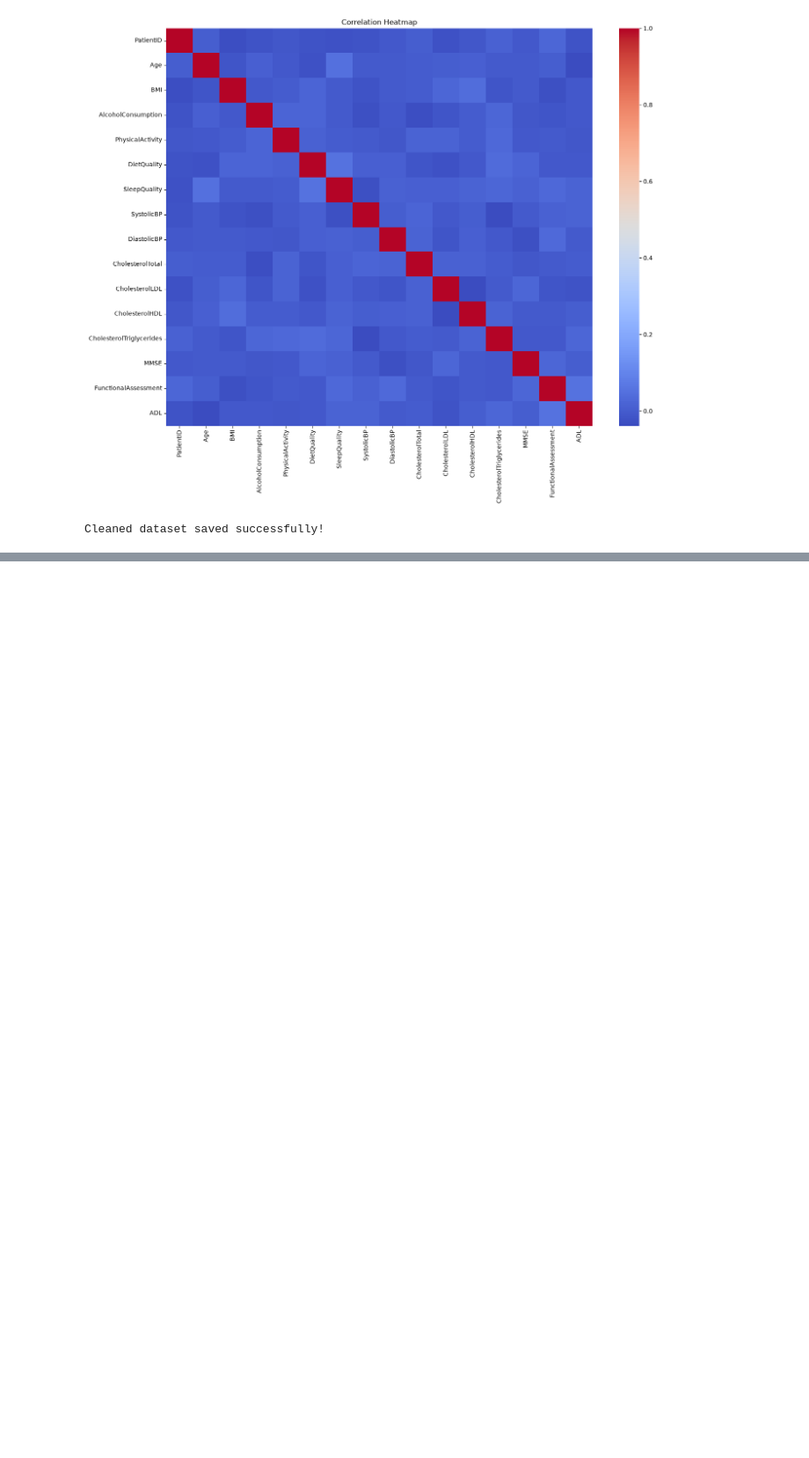
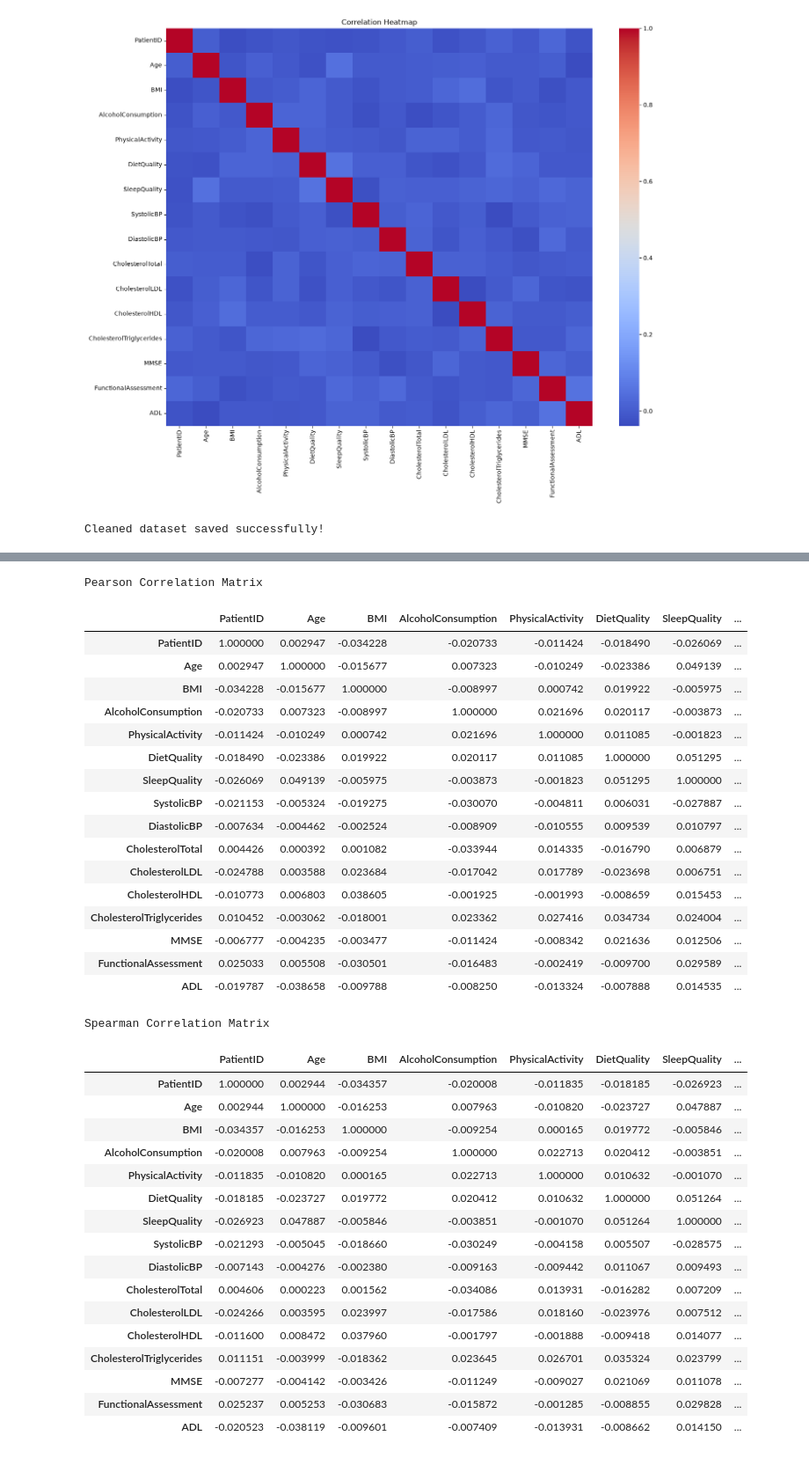
Before and after one commit to Sha-liya/NeuroSage, a Jupyter notebook: notebooks/Part1_Data_Cleaning_EDA.ipynb, the cells around one changed output, grey strips where cells are left out. Shown at 88% size. Cells and saved outputs as stored; diff of their text form; code cells hidden in the pictures; blank space fills up the shorter version.

```diff
--- a/notebooks/Part1_Data_Cleaning_EDA.ipynb
+++ b/notebooks/Part1_Data_Cleaning_EDA.ipynb
@@ -419,0 +514,48 @@ Cleaned dataset saved successfully!
+# %%
+numeric_df = df.select_dtypes(include=["int64", "float64"])
+
+pearson = numeric_df.corr(method="pearson")
+spearman = numeric_df.corr(method="spearman")
+
+print("Pearson Correlation Matrix")
+display(pearson)
+
+print("Spearman Correlation Matrix")
+display(spearman)
+# %% [output]
+Pearson Correlation Matrix
+|  | PatientID | Age | BMI | AlcoholConsumption | PhysicalActivity | DietQuality | SleepQuality | ... |
+| PatientID | 1.000000 | 0.002947 | -0.034228 | -0.020733 | -0.011424 | -0.018490 | -0.026069 | ... |
+| Age | 0.002947 | 1.000000 | -0.015677 | 0.007323 | -0.010249 | -0.023386 | 0.049139 | ... |
+| BMI | -0.034228 | -0.015677 | 1.000000 | -0.008997 | 0.000742 | 0.019922 | -0.005975 | ... |
+| AlcoholConsumption | -0.020733 | 0.007323 | -0.008997 | 1.000000 | 0.021696 | 0.020117 | -0.003873 | ... |
+| PhysicalActivity | -0.011424 | -0.010249 | 0.000742 | 0.021696 | 1.000000 | 0.011085 | -0.001823 | ... |
+| DietQuality | -0.018490 | -0.023386 | 0.019922 | 0.020117 | 0.011085 | 1.000000 | 0.051295 | ... |
+| SleepQuality | -0.026069 | 0.049139 | -0.005975 | -0.003873 | -0.001823 | 0.051295 | 1.000000 | ... |
+| SystolicBP | -0.021153 | -0.005324 | -0.019275 | -0.030070 | -0.004811 | 0.006031 | -0.027887 | ... |
+| DiastolicBP | -0.007634 | -0.004462 | -0.002524 | -0.008909 | -0.010555 | 0.009539 | 0.010797 | ... |
+| CholesterolTotal | 0.004426 | 0.000392 | 0.001082 | -0.033944 | 0.014335 | -0.016790 | 0.006879 | ... |
+| CholesterolLDL | -0.024788 | 0.003588 | 0.023684 | -0.017042 | 0.017789 | -0.023698 | 0.006751 | ... |
+| CholesterolHDL | -0.010773 | 0.006803 | 0.038605 | -0.001925 | -0.001993 | -0.008659 | 0.015453 | ... |
+| CholesterolTriglycerides | 0.010452 | -0.003062 | -0.018001 | 0.023362 | 0.027416 | 0.034734 | 0.024004 | ... |
+| MMSE | -0.006777 | -0.004235 | -0.003477 | -0.011424 | -0.008342 | 0.021636 | 0.012506 | ... |
+| FunctionalAssessment | 0.025033 | 0.005508 | -0.030501 | -0.016483 | -0.002419 | -0.009700 | 0.029589 | ... |
+| ADL | -0.019787 | -0.038658 | -0.009788 | -0.008250 | -0.013324 | -0.007888 | 0.014535 | ... |
+Spearman Correlation Matrix
+|  | PatientID | Age | BMI | AlcoholConsumption | PhysicalActivity | DietQuality | SleepQuality | ... |
+| PatientID | 1.000000 | 0.002944 | -0.034357 | -0.020008 | -0.011835 | -0.018185 | -0.026923 | ... |
+| Age | 0.002944 | 1.000000 | -0.016253 | 0.007963 | -0.010820 | -0.023727 | 0.047887 | ... |
+| BMI | -0.034357 | -0.016253 | 1.000000 | -0.009254 | 0.000165 | 0.019772 | -0.005846 | ... |
+| AlcoholConsumption | -0.020008 | 0.007963 | -0.009254 | 1.000000 | 0.022713 | 0.020412 | -0.003851 | ... |
+| PhysicalActivity | -0.011835 | -0.010820 | 0.000165 | 0.022713 | 1.000000 | 0.010632 | -0.001070 | ... |
+| DietQuality | -0.018185 | -0.023727 | 0.019772 | 0.020412 | 0.010632 | 1.000000 | 0.051264 | ... |
+| SleepQuality | -0.026923 | 0.047887 | -0.005846 | -0.003851 | -0.001070 | 0.051264 | 1.000000 | ... |
+| SystolicBP | -0.021293 | -0.005045 | -0.018660 | -0.030249 | -0.004158 | 0.005507 | -0.028575 | ... |
+| DiastolicBP | -0.007143 | -0.004276 | -0.002380 | -0.009163 | -0.009442 | 0.011067 | 0.009493 | ... |
+| CholesterolTotal | 0.004606 | 0.000223 | 0.001562 | -0.034086 | 0.013931 | -0.016282 | 0.007209 | ... |
+| CholesterolLDL | -0.024266 | 0.003595 | 0.023997 | -0.017586 | 0.018160 | -0.023976 | 0.007512 | ... |
+| CholesterolHDL | -0.011600 | 0.008472 | 0.037960 | -0.001797 | -0.001888 | -0.009418 | 0.014077 | ... |
+| CholesterolTriglycerides | 0.011151 | -0.003999 | -0.018362 | 0.023645 | 0.026701 | 0.035324 | 0.023799 | ... |
+| MMSE | -0.007277 | -0.004142 | -0.003426 | -0.011249 | -0.009027 | 0.021069 | 0.011078 | ... |
+| FunctionalAssessment | 0.025237 | 0.005253 | -0.030683 | -0.015872 | -0.001285 | -0.008855 | 0.029828 | ... |
+| ADL | -0.020523 | -0.038119 | -0.009601 | -0.007409 | -0.013931 | -0.008662 | 0.014150 | ... |
```
Also changed, not shown: parts of 10 cells of this notebook, 3 other files.
